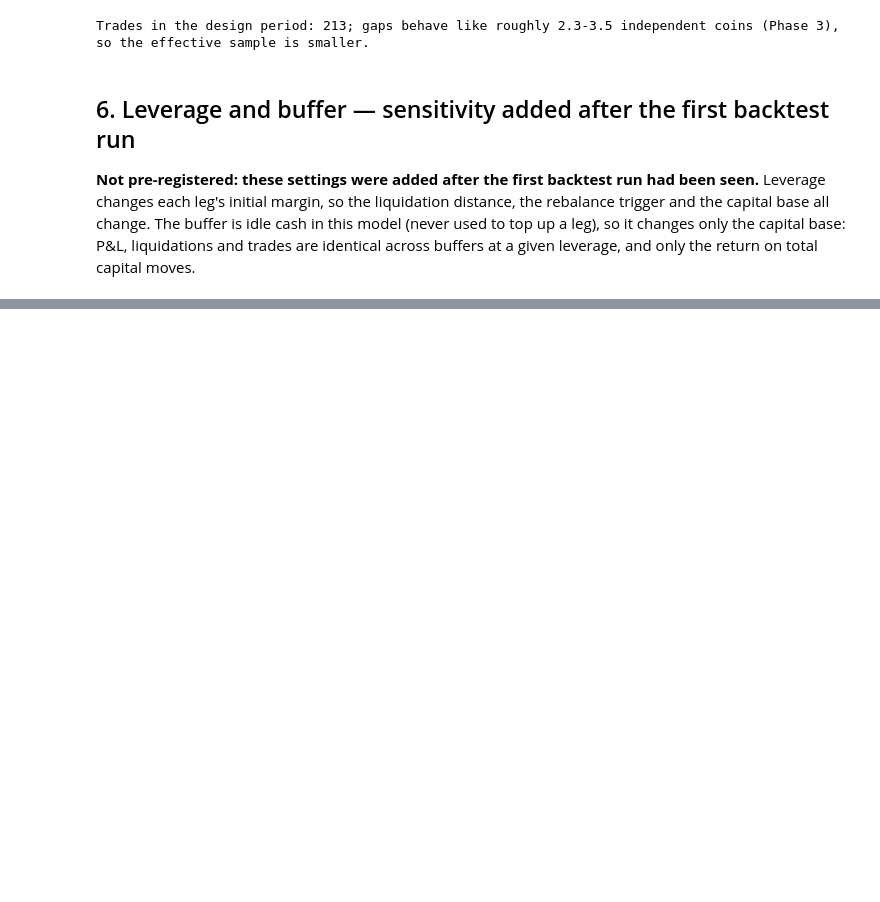
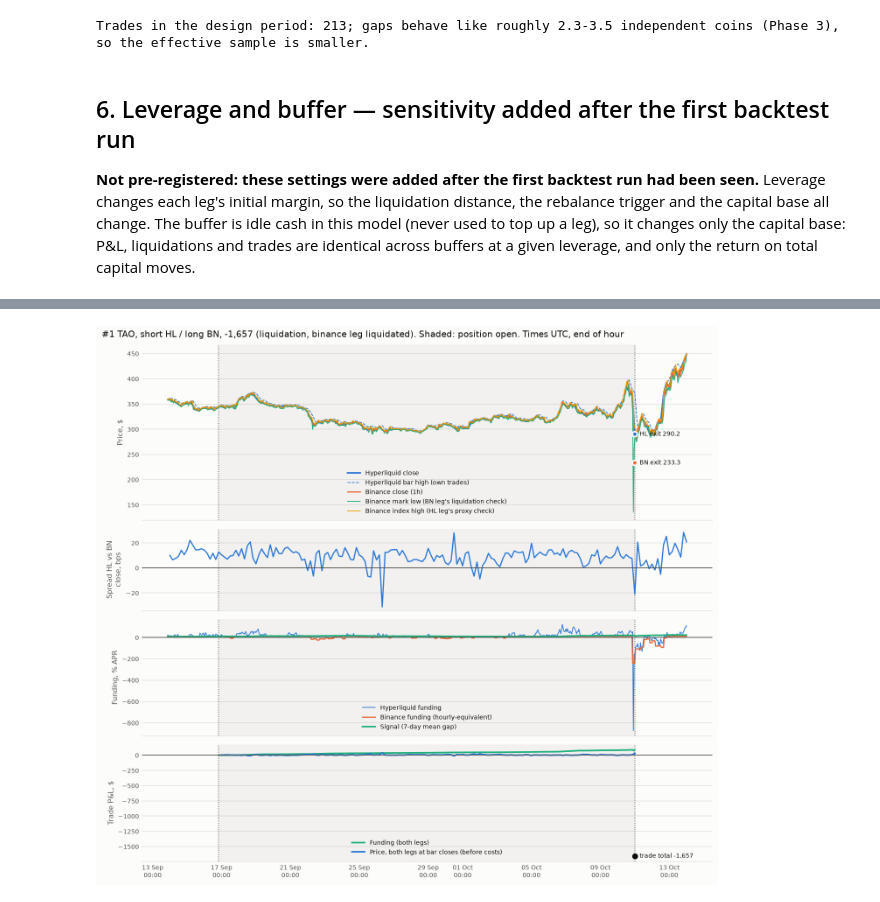
Before and after one commit to arthurfritscheck/funding-dislocations, a Jupyter notebook: notebooks/03_robustness.ipynb, the cells around one changed output, grey strips where cells are left out. Saved outputs shown, nothing was run; the diff lists cells and outputs as text; code cells hidden in the pictures; blank space fills up the shorter version.

```diff
--- a/notebooks/03_robustness.ipynb
+++ b/notebooks/03_robustness.ipynb
@@ -295,0 +371,4 @@ Sensitivity added after the first backtest run (not pre-registered)
+# %%
+display(Image(filename=str(FIGURES / f"failure_case_{1}_{tbl.loc[1, 'coin']}.png")))
+# %% [output]
+[figure, added]
```
Also changed, not shown: parts of 14 cells of this notebook, 13 other files.
